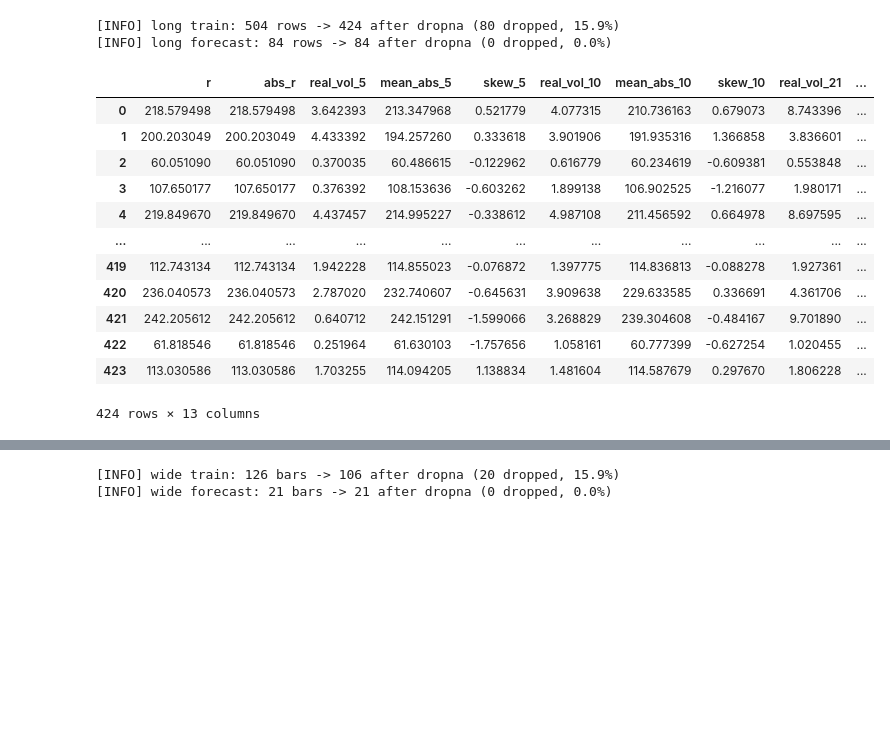
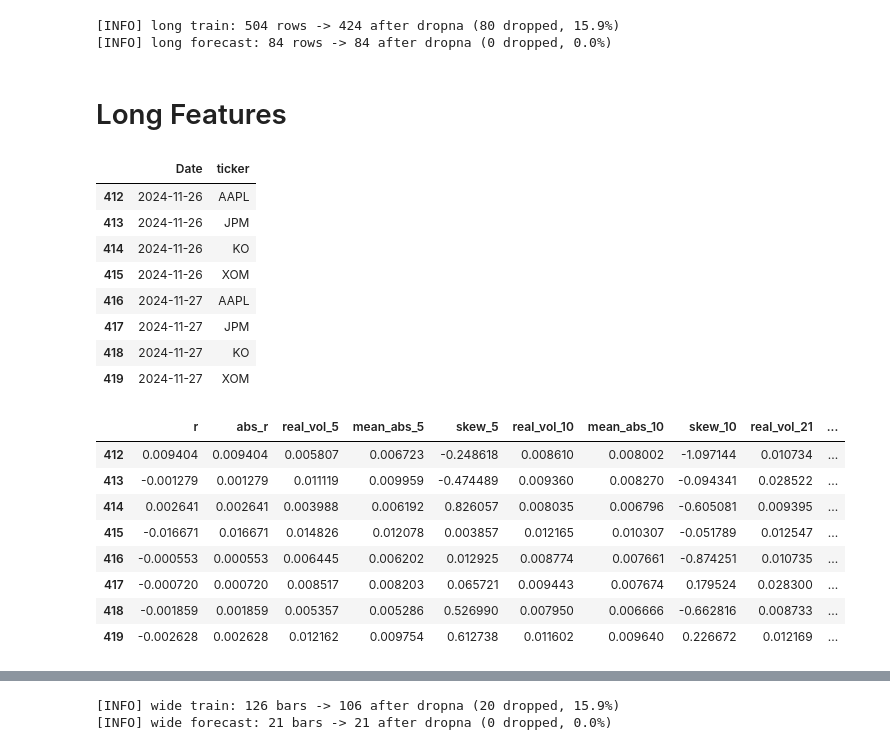
Before and after one commit to KaanBoraKarapinar/varmlresearch, a Jupyter notebook: newtest.ipynb, the cells around one changed output, grey strips where cells are left out. Drawn from its saved outputs; the diff is of its cells as text; code cells hidden in the pictures; blank space fills up the shorter version.

```diff
--- a/newtest.ipynb
+++ b/newtest.ipynb
@@ -37,24 +107,34 @@ calendar_last_180_days = dm.DailyGroundTruthCalendar(
 [WARNING] [forecast] 1 weekday day had no data and were skipped (likely market holidays): 2024-12-25
 [INFO] forecast set: 21 bars, 1 weekday day skipped
 # %%
-training_feature, forecast_feature = fb.build_long_features(calendar_last_180_days)
+training_feature_long, forecast_feature_long = fb.build_long_features(calendar_last_180_days)
 # %% [output]
 [INFO] long train: 504 rows -> 424 after dropna (80 dropped, 15.9%)
 [INFO] long forecast: 84 rows -> 84 after dropna (0 dropped, 0.0%)
+# %% [markdown]
+# Long Features
+# %%
+training_feature_long.X_in_sample_id_cols.tail(8)
+# %% [output]
+|  | Date | ticker |
+| 412 | 2024-11-26 | AAPL |
+| 413 | 2024-11-26 | JPM |
+| 414 | 2024-11-26 | KO |
+| 415 | 2024-11-26 | XOM |
+| 416 | 2024-11-27 | AAPL |
+| 417 | 2024-11-27 | JPM |
+| 418 | 2024-11-27 | KO |
+| 419 | 2024-11-27 | XOM |
 # %%
-training_feature.X_in_sample
+training_feature_long.X_in_sample.tail(8)
 # %% [output]
 |  | r | abs_r | real_vol_5 | mean_abs_5 | skew_5 | real_vol_10 | mean_abs_10 | skew_10 | real_vol_21 | ... |
-| 0 | 218.579498 | 218.579498 | 3.642393 | 213.347968 | 0.521779 | 4.077315 | 210.736163 | 0.679073 | 8.743396 | ... |
-| 1 | 200.203049 | 200.203049 | 4.433392 | 194.257260 | 0.333618 | 3.901906 | 191.935316 | 1.366858 | 3.836601 | ... |
-| 2 | 60.051090 | 60.051090 | 0.370035 | 60.486615 | -0.122962 | 0.616779 | 60.234619 | -0.609381 | 0.553848 | ... |
-| 3 | 107.650177 | 107.650177 | 0.376392 | 108.153636 | -0.603262 | 1.899138 | 106.902525 | -1.216077 | 1.980171 | ... |
-| 4 | 219.849670 | 219.849670 | 4.437457 | 214.995227 | -0.338612 | 4.987108 | 211.456592 | 0.664978 | 8.697595 | ... |
-| ... | ... | ... | ... | ... | ... | ... | ... | ... | ... | ... |
-| 419 | 112.743134 | 112.743134 | 1.942228 | 114.855023 | -0.076872 | 1.397775 | 114.836813 | -0.088278 | 1.927361 | ... |
-| 420 | 236.040573 | 236.040573 | 2.787020 | 232.740607 | -0.645631 | 3.909638 | 229.633585 | 0.336691 | 4.361706 | ... |
-| 421 | 242.205612 | 242.205612 | 0.640712 | 242.151291 | -1.599066 | 3.268829 | 239.304608 | -0.484167 | 9.701890 | ... |
-| 422 | 61.818546 | 61.818546 | 0.251964 | 61.630103 | -1.757656 | 1.058161 | 60.777399 | -0.627254 | 1.020455 | ... |
-| 423 | 113.030586 | 113.030586 | 1.703255 | 114.094205 | 1.138834 | 1.481604 | 114.587679 | 0.297670 | 1.806228 | ... |
+| 412 | 0.009404 | 0.009404 | 0.005807 | 0.006723 | -0.248618 | 0.008610 | 0.008002 | -1.097144 | 0.010734 | ... |
+| 413 | -0.001279 | 0.001279 | 0.011119 | 0.009959 | -0.474489 | 0.009360 | 0.008270 | -0.094341 | 0.028522 | ... |
+| 414 | 0.002641 | 0.002641 | 0.003988 | 0.006192 | 0.826057 | 0.008035 | 0.006796 | -0.605081 | 0.009395 | ... |
+| 415 | -0.016671 | 0.016671 | 0.014826 | 0.012078 | 0.003857 | 0.012165 | 0.010307 | -0.051789 | 0.012547 | ... |
+| 416 | -0.000553 | 0.000553 | 0.006445 | 0.006202 | 0.012925 | 0.008774 | 0.007661 | -0.874251 | 0.010735 | ... |
+| 417 | -0.000720 | 0.000720 | 0.008517 | 0.008203 | 0.065721 | 0.009443 | 0.007674 | 0.179524 | 0.028300 | ... |
+| 418 | -0.001859 | 0.001859 | 0.005357 | 0.005286 | 0.526990 | 0.007950 | 0.006666 | -0.662816 | 0.008733 | ... |
+| 419 | -0.002628 | 0.002628 | 0.012162 | 0.009754 | 0.612738 | 0.011602 | 0.009640 | 0.226672 | 0.012169 | ... |
-424 rows × 13 columns
 # %%
```
Also changed, not shown: parts of 36 cells of this notebook, 4 other files.
